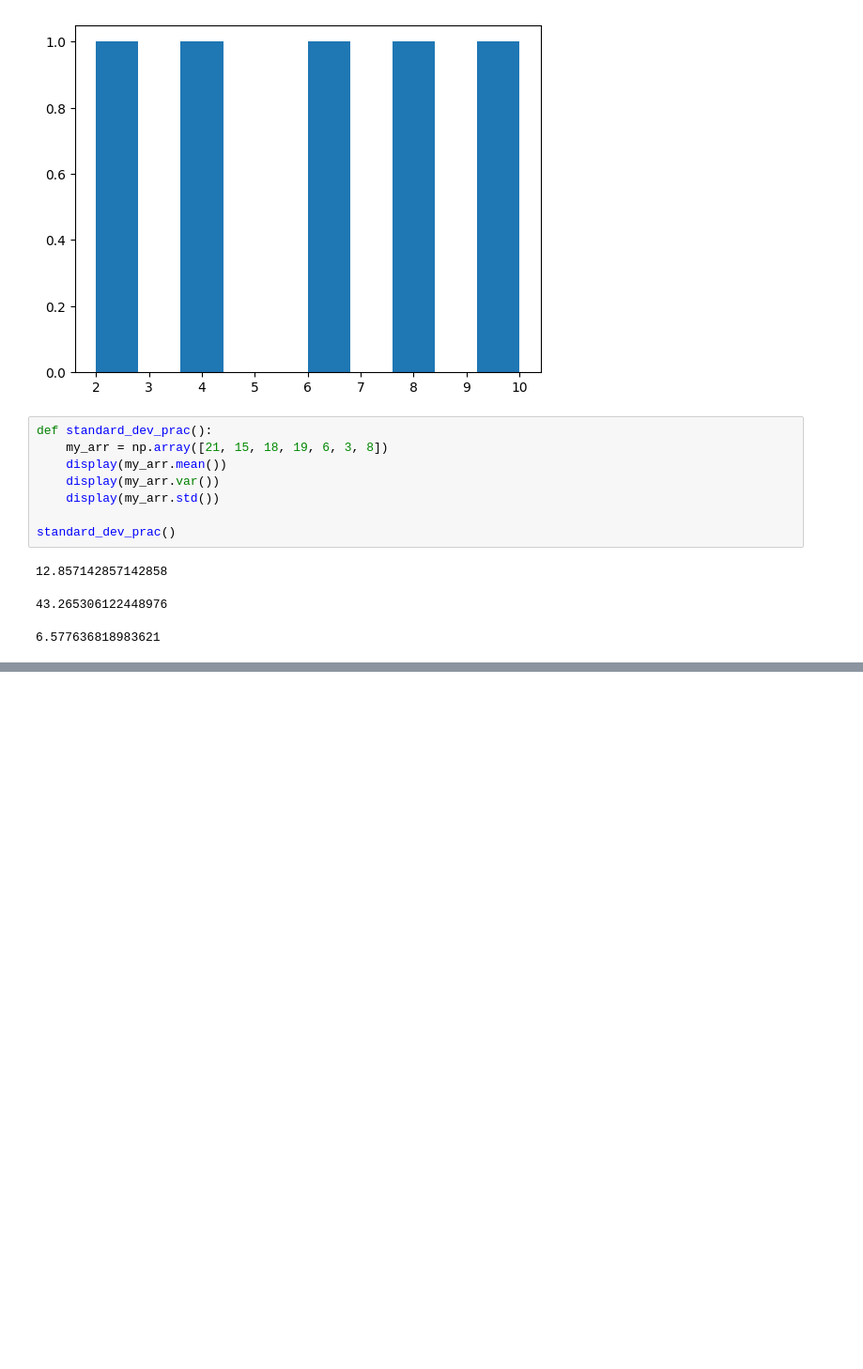
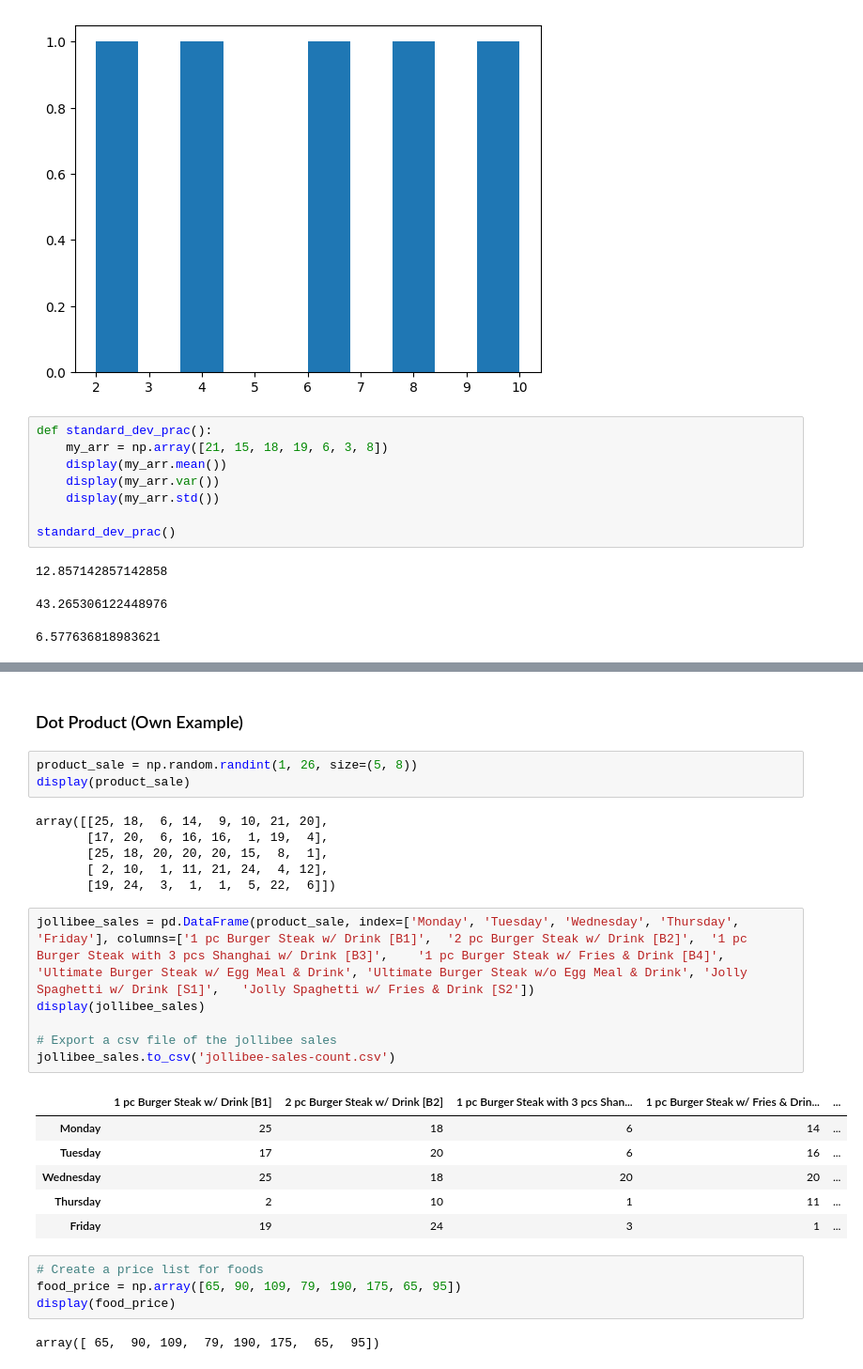
Before and after one commit to christiandarvs/CompleteML-DS, a Jupyter notebook: NumPy/intro-to-numpy.ipynb, the cells around one changed output, grey strips where cells are left out. Shown at 94% size. Cells and saved outputs as stored; diff of their text form; blank space fills up the shorter version.

```diff
--- a/NumPy/intro-to-numpy.ipynb
+++ b/NumPy/intro-to-numpy.ipynb
@@ -472,0 +749,30 @@ standard_dev_prac()
+# %% [markdown]
+### Dot Product (Own Example)
+# %%
+product_sale = np.random.randint(1, 26, size=(5, 8))
+display(product_sale)
+# %% [output]
+array([[25, 18,  6, 14,  9, 10, 21, 20],
+       [17, 20,  6, 16, 16,  1, 19,  4],
+       [25, 18, 20, 20, 20, 15,  8,  1],
+       [ 2, 10,  1, 11, 21, 24,  4, 12],
+       [19, 24,  3,  1,  1,  5, 22,  6]])
+# %%
+jollibee_sales = pd.DataFrame(product_sale, index=['Monday', 'Tuesday', 'Wednesday', 'Thursday', 'Friday'], columns=['1 pc Burger Steak w/ Drink [B1]',	'2 pc Burger Steak w/ Drink [B2]',	'1 pc Burger Steak with 3 pcs Shanghai w/ Drink [B3]',	'1 pc Burger Steak w/ Fries & Drink [B4]',	'Ultimate Burger Steak w/ Egg Meal & Drink', 'Ultimate Burger Steak w/o Egg Meal & Drink', 'Jolly Spaghetti w/ Drink [S1]',	'Jolly Spaghetti w/ Fries & Drink [S2'])
+display(jollibee_sales)
+
+# Export a csv file of the jollibee sales
+jollibee_sales.to_csv('jollibee-sales-count.csv')
+# %% [output]
+|  | 1 pc Burger Steak w/ Drink [B1] | 2 pc Burger Steak w/ Drink [B2] | 1 pc Burger Steak with 3 pcs Shan... | 1 pc Burger Steak w/ Fries & Drin... | ... |
+| Monday | 25 | 18 | 6 | 14 | ... |
+| Tuesday | 17 | 20 | 6 | 16 | ... |
+| Wednesday | 25 | 18 | 20 | 20 | ... |
+| Thursday | 2 | 10 | 1 | 11 | ... |
+| Friday | 19 | 24 | 3 | 1 | ... |
+# %%
+# Create a price list for foods
+food_price = np.array([65, 90, 109, 79, 190, 175, 65, 95])
+display(food_price)
+# %% [output]
+array([ 65,  90, 109,  79, 190, 175,  65,  95])
```
Also changed, not shown: parts of 50 cells of this notebook, 11 other files.
